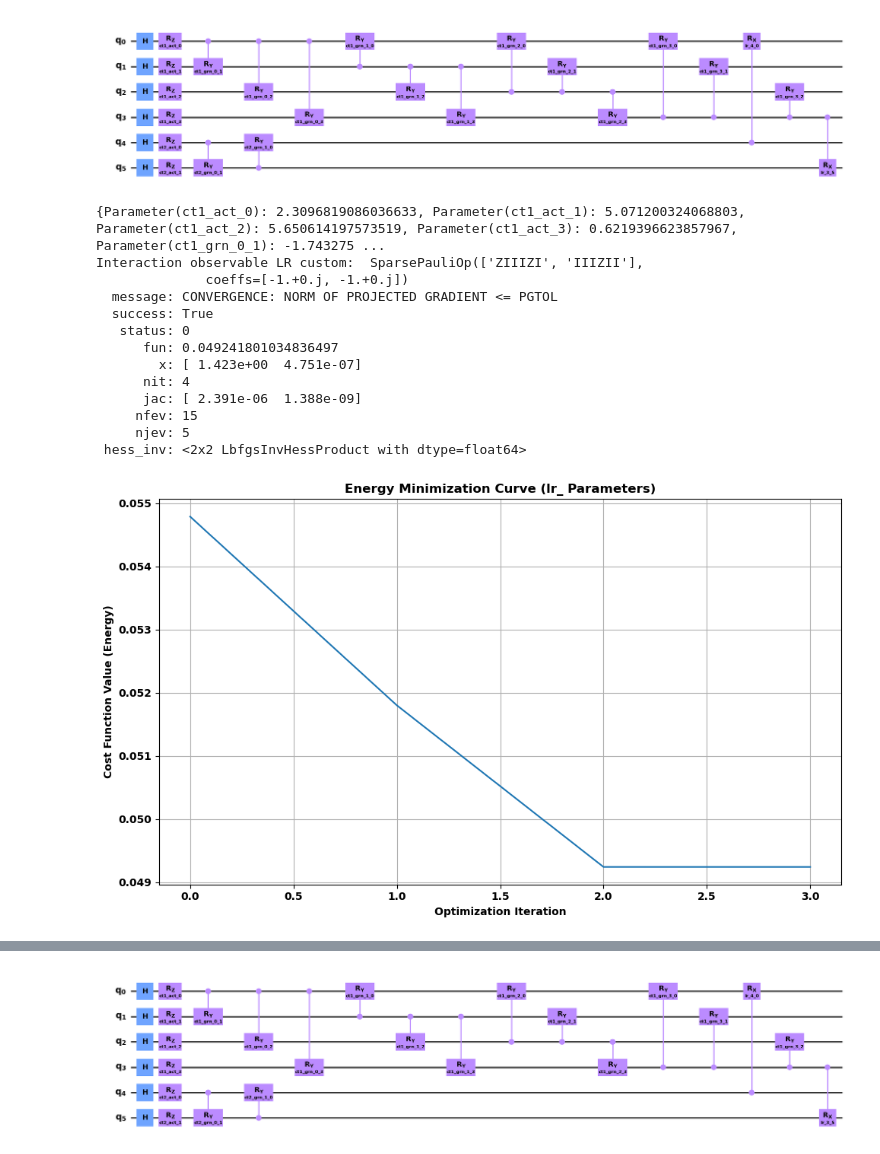
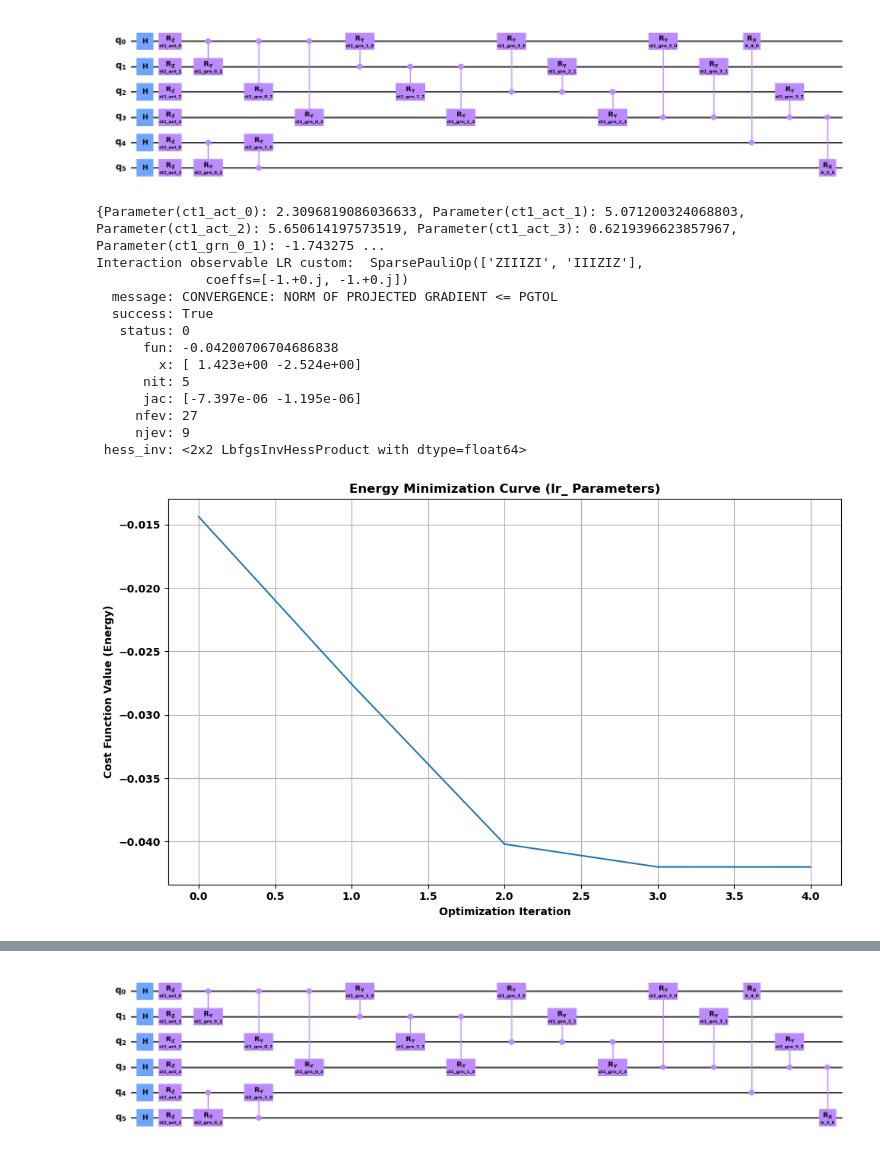
Before and after one commit to cailab-tamu/QuantumXCT, a Jupyter notebook: python/cc_grn_opt.ipynb, the cells around one changed output, grey strips where cells are left out. Cells and saved outputs as stored; diff of their text form; code cells hidden in the pictures.

```diff
--- a/python/cc_grn_opt.ipynb
+++ b/python/cc_grn_opt.ipynb
@@ -274,9 +275,11 @@ The counts are: {'10': 836, '11': 370, '01': 867, '00': 715}
 [figure]
 # %%
 # Extract source and receiver genes efficiently
-gl_source = ['TGFBR2', 'SMAD3', 'HIF1A', 'PDGFB'] # All values from the first column
+#gl_source = ['TGFBR2', 'SMAD3', 'HIF1A', 'PDGFB'] # All values from the first column
+#gl_source = ['TGFBR2', 'PDGFB'] # All values from the first column
+
 #gl_recv =['TGFB1', 'IL6', 'PDGFRB']  # All values from the second column
-gl_recv =['TGFB1', 'PDGFRB']  # All values from the second column
+#gl_recv =['TGFB1', 'PDGFRB']  # All values from the second column
 
 ict1 = adata.obs["BatchID"] == "Cancer Cells (Co)"
 ict2 = adata.obs["BatchID"] == "Fibroblasts (Co)"
@@ -524,8 +527,8 @@ The counts are: {'01': 478, '00': 275, '11': 262, '10': 9}
 #     (3, 6): -1
 # }
 interactions_lr = {
-    (4, 0): -1,
-    (3, 5): -1
+    (ng_ct1, 0): -1,
+    (ng_ct1-1, ng_ct1 + ng_ct2 -1): -1
 }
 
 cc_grn_circuit_mo = create_circuit_lr2(ansatz_grn_ct1_mo, ansatz_grn_ct2_mo, interactions = interactions_lr)
@@ -563,10 +566,9 @@ all_params_lr_mo.update(dict(zip(variable_params_lr.values(), x0_lr)))
 
 print(all_params_lr_mo)
 
-
 interactions = {
-    (4, 0): -1,
-    (3, 6): -1
+    (ng_ct1, 0): -1,
+    (ng_ct1-1, ng_ct1 + ng_ct2 -1): -1
 }
 
 interaction_observable_lr_mo = create_interaction_observable_general(interactions, ng_ct1 + ng_ct2)
@@ -578,41 +580,41 @@ result_lr_bfgs = minimize(
     x0_lr,
     args=(all_params_lr_mo, cc_grn_circuit_mo, interaction_observable_lr_mo, estimator, variable_params_lr),  # Correct args
     method="L-BFGS-B",
     callback=lambda xk: cost_values.append(cost_func_wrapper(xk, all_params_lr_mo, cc_grn_circuit_mo, interaction_observable_lr_mo, estimator, variable_params_lr))  # Correct callback
 )
 
 print(result_lr_bfgs)
 
 # --- 6. Results and DataFrame ---
 optimized_lr_values = result_lr_bfgs.x
 
 # Update the lr_ parameters in the combined dictionary (optional)
 all_params_lr_mo.update(dict(zip(variable_params_lr, optimized_lr_values)))
 
 # --- 7. Plotting ---
 plt.figure(figsize=(10, 6))
 plt.plot(cost_values)
 plt.xlabel("Optimization Iteration")
 plt.ylabel("Cost Function Value (Energy)")
 plt.title("Energy Minimization Curve (lr_ Parameters)")
 plt.grid(True)
 plt.tight_layout()
 plt.show()
 # %% [output]
 {Parameter(ct1_act_0): 2.3096819086036633, Parameter(ct1_act_1): 5.071200324068803, Parameter(ct1_act_2): 5.650614197573519, Parameter(ct1_act_3): 0.6219396623857967, Parameter(ct1_grn_0_1): -1.743275 ...
-Interaction observable LR custom:  SparsePauliOp(['ZIIIZI', 'IIIZII'],
+Interaction observable LR custom:  SparsePauliOp(['ZIIIZI', 'IIIZIZ'],
               coeffs=[-1.+0.j, -1.+0.j])
   message: CONVERGENCE: NORM OF PROJECTED GRADIENT <= PGTOL
   success: True
    status: 0
-      fun: 0.049241801034836497
-        x: [ 1.423e+00  4.751e-07]
-      nit: 4
-      jac: [ 2.391e-06  1.388e-09]
-     nfev: 15
-     njev: 5
+      fun: -0.04200706704686838
+        x: [ 1.423e+00 -2.524e+00]
+      nit: 5
+      jac: [-7.397e-06 -1.195e-06]
+     nfev: 27
+     njev: 9
  hess_inv: <2x2 LbfgsInvHessProduct with dtype=float64>
-[figure, old version]
+[figure, new version]
 # %%
 counts_cc_grn_mo, bound_circuit_cc_grn_mo = evaluate_and_plot_ansatz(cc_grn_circuit_mo, all_params_lr_mo, shots=1024, title="GRN + CC Results")
 
```
Also changed, not shown: parts of 10 cells of this notebook, 1 other file.
